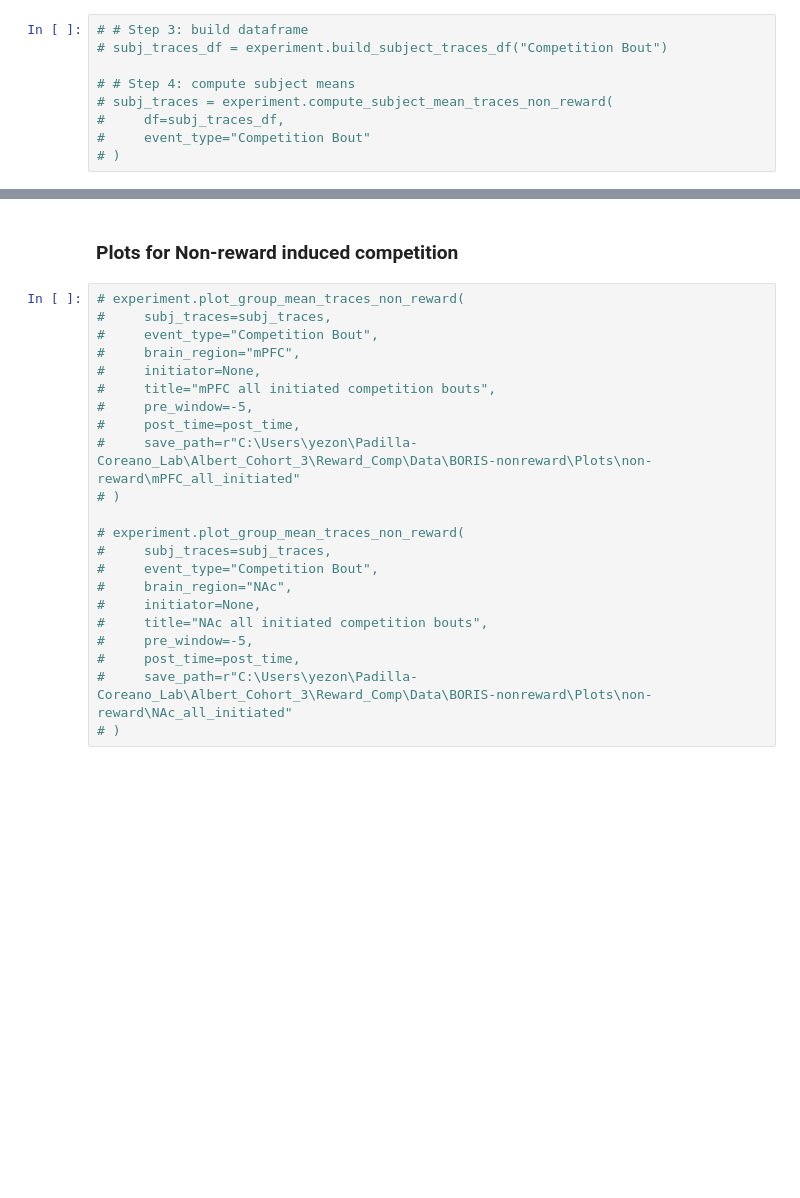
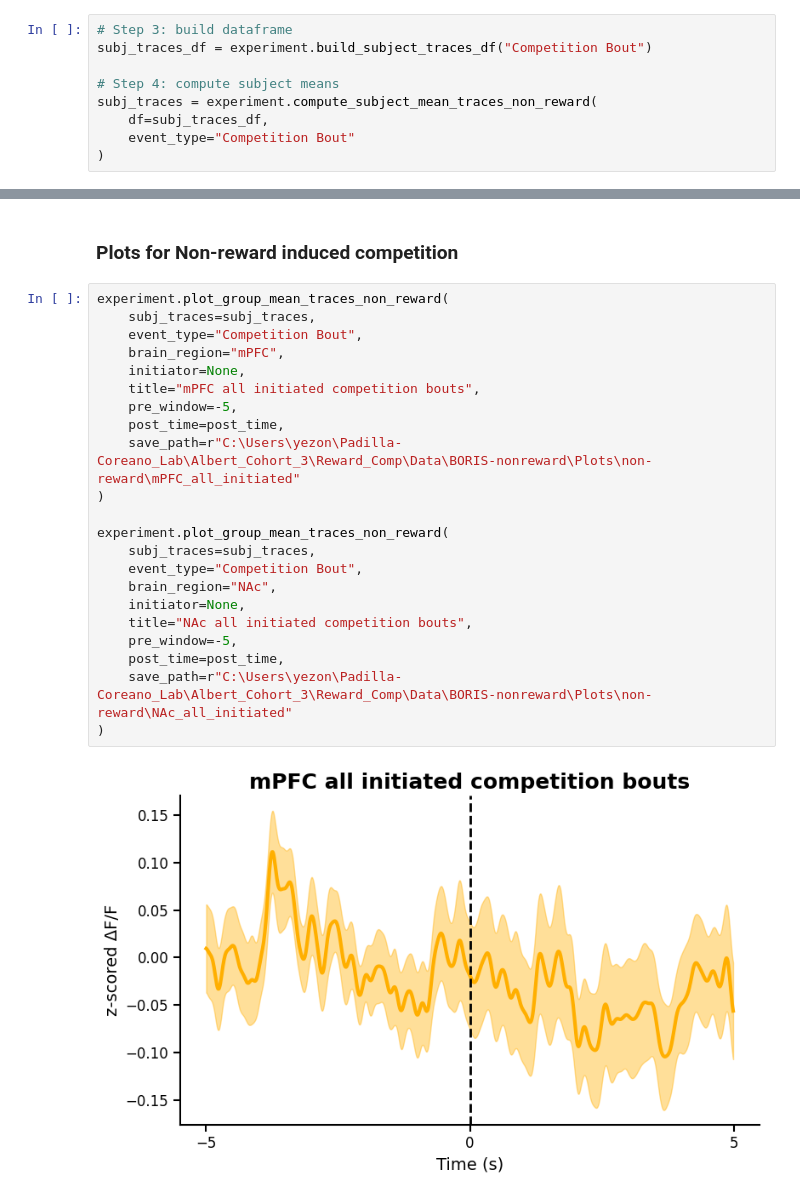
Before and after one commit to AlbertLeei/Fiber_Photometry_revisions, a Jupyter notebook: Reward_Training_Competition/Competition_with_no_reward/competition.ipynb, the cells around one changed output, grey strips where cells are left out. Saved outputs shown, nothing was run; the diff lists cells and outputs as text; blank space fills up the shorter version.

```diff
--- a/Reward_Training_Competition/Competition_with_no_reward/competition.ipynb
+++ b/Reward_Training_Competition/Competition_with_no_reward/competition.ipynb
@@ -159,12 +197,12 @@ experiment.compute_all_da_metrics(pre_time=pre_window, post_time=post_time)
 # %% [markdown]
 ### Non-Reward Build
 # %%
-# # Step 3: build dataframe
-# subj_traces_df = experiment.build_subject_traces_df("Competition Bout")
+# Step 3: build dataframe
+subj_traces_df = experiment.build_subject_traces_df("Competition Bout")
 
-# # Step 4: compute subject means
-# subj_traces = experiment.compute_subject_mean_traces_non_reward(
-#     df=subj_traces_df,
-#     event_type="Competition Bout"
-# )
+# Step 4: compute subject means
+subj_traces = experiment.compute_subject_mean_traces_non_reward(
+    df=subj_traces_df,
+    event_type="Competition Bout"
+)
 # %% [markdown]
@@ -262,24 +231,26 @@ experiment.plot_event_bank_by_trial(initiator="Social Agent",
 # %% [markdown]
 ### Plots for Non-reward induced competition
 # %%
-# experiment.plot_group_mean_traces_non_reward(
-#     subj_traces=subj_traces,
-#     event_type="Competition Bout",
-#     brain_region="mPFC",
-#     initiator=None,
-#     title="mPFC all initiated competition bouts",
-#     pre_window=-5,
-#     post_time=post_time,
-#     save_path=r"C:\Users\yezon\Padilla-Coreano_Lab\Albert_Cohort_3\Reward_Comp\Data\BORIS-nonreward\Plots\non-reward\mPFC_all_initiated"
-# )
+experiment.plot_group_mean_traces_non_reward(
+    subj_traces=subj_traces,
+    event_type="Competition Bout",
+    brain_region="mPFC",
+    initiator=None,
+    title="mPFC all initiated competition bouts",
+    pre_window=-5,
+    post_time=post_time,
+    save_path=r"C:\Users\yezon\Padilla-Coreano_Lab\Albert_Cohort_3\Reward_Comp\Data\BORIS-nonreward\Plots\non-reward\mPFC_all_initiated"
+)
 
-# experiment.plot_group_mean_traces_non_reward(
-#     subj_traces=subj_traces,
-#     event_type="Competition Bout",
-#     brain_region="NAc",
-#     initiator=None,
-#     title="NAc all initiated competition bouts",
-#     pre_window=-5,
-#     post_time=post_time,
-#     save_path=r"C:\Users\yezon\Padilla-Coreano_Lab\Albert_Cohort_3\Reward_Comp\Data\BORIS-nonreward\Plots\non-reward\NAc_all_initiated"
-# )
+experiment.plot_group_mean_traces_non_reward(
+    subj_traces=subj_traces,
+    event_type="Competition Bout",
+    brain_region="NAc",
+    initiator=None,
+    title="NAc all initiated competition bouts",
+    pre_window=-5,
+    post_time=post_time,
+    save_path=r"C:\Users\yezon\Padilla-Coreano_Lab\Albert_Cohort_3\Reward_Comp\Data\BORIS-nonreward\Plots\non-reward\NAc_all_initiated"
+)
+# %% [output]
+[figure, added]
```
Also changed, not shown: parts of 20 cells of this notebook, 6 other files.
